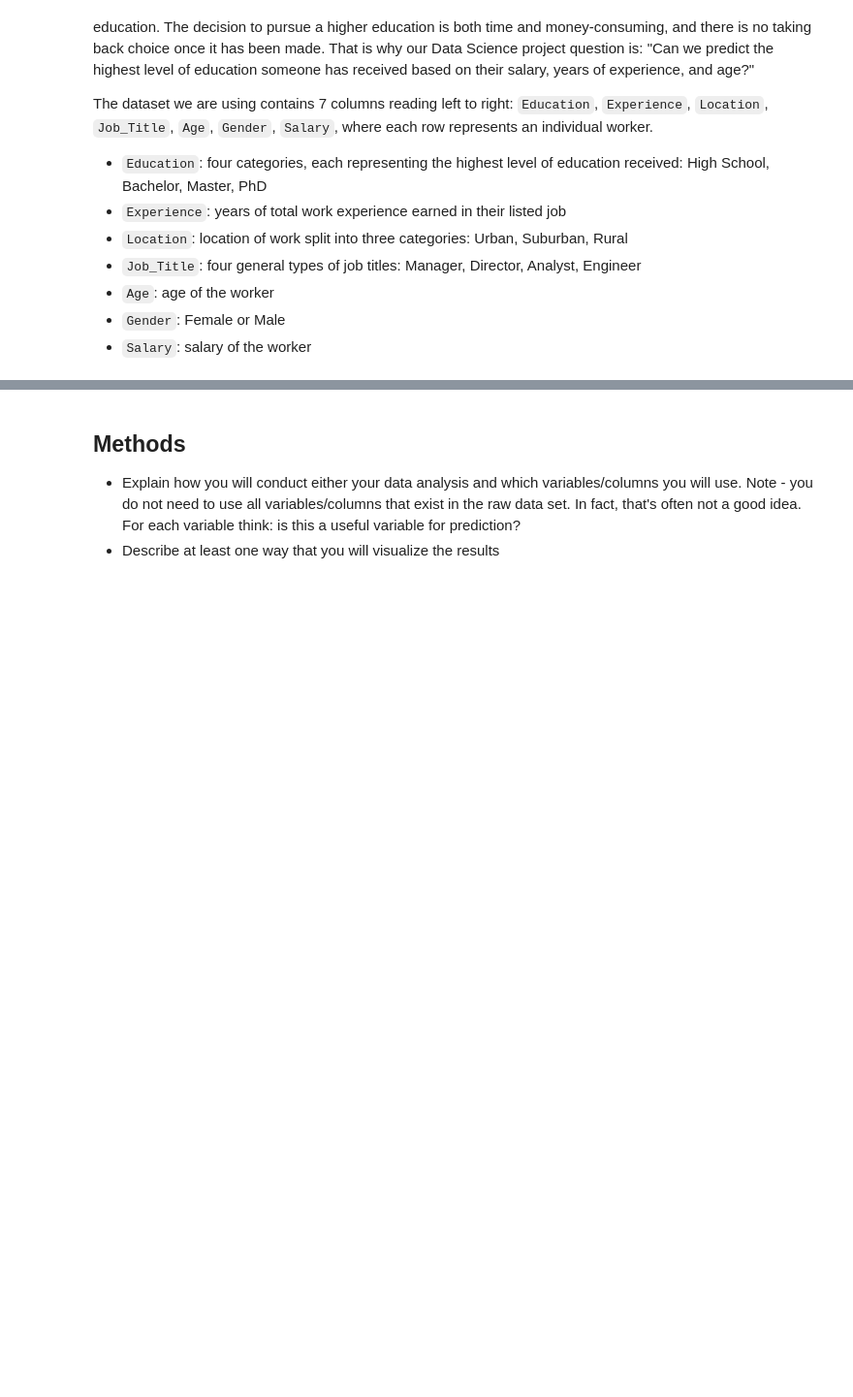
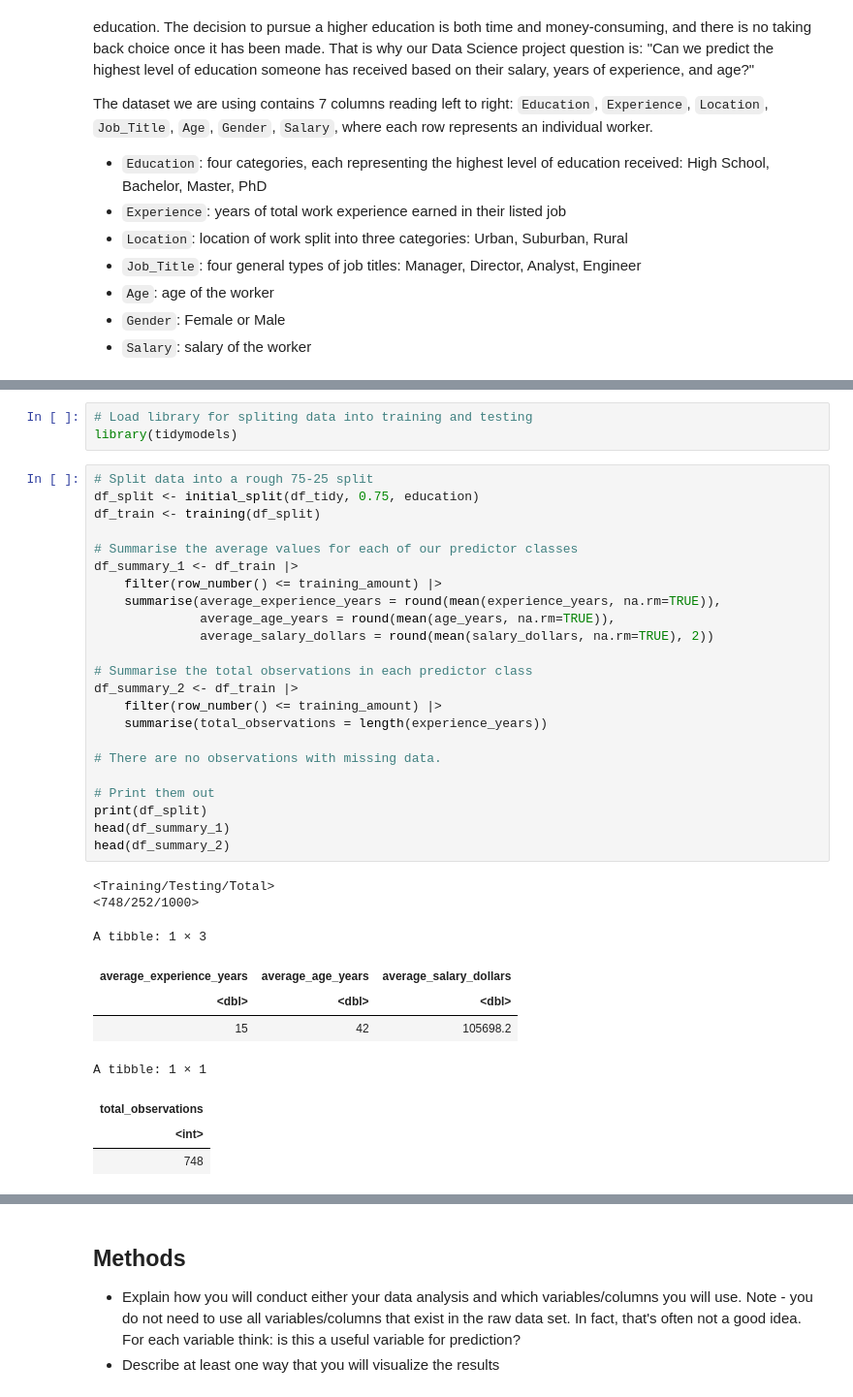
Before and after one commit to WhenLifeHandsYouLemons/DSCI-Project, a Jupyter notebook: proposal.ipynb, the cells around one changed output, grey strips where cells are left out. Shown at 97% size. Drawn from its saved outputs; the diff is of its cells as text; blank space fills up the shorter version.

```diff
--- a/proposal.ipynb
+++ b/proposal.ipynb
@@ -23,0 +73,37 @@ The dataset we are using contains 7 columns reading left to right: `Education`,
+# %%
+# Load library for spliting data into training and testing
+library(tidymodels)
+# %%
+# Split data into a rough 75-25 split
+df_split <- initial_split(df_tidy, 0.75, education)
+df_train <- training(df_split)
+
+# Summarise the average values for each of our predictor classes
+df_summary_1 <- df_train |>
+    filter(row_number() <= training_amount) |>
+    summarise(average_experience_years = round(mean(experience_years, na.rm=TRUE)),
+              average_age_years = round(mean(age_years, na.rm=TRUE)),
+              average_salary_dollars = round(mean(salary_dollars, na.rm=TRUE), 2))
+
+# Summarise the total observations in each predictor class
+df_summary_2 <- df_train |>
+    filter(row_number() <= training_amount) |>
+    summarise(total_observations = length(experience_years))
+
+# There are no observations with missing data.
+
+# Print them out
+print(df_split)
+head(df_summary_1)
+head(df_summary_2)
+# %% [output]
+<Training/Testing/Total>
+<748/252/1000>
+A tibble: 1 × 3
+| average_experience_years | average_age_years | average_salary_dollars |
+| <dbl> | <dbl> | <dbl> |
+| 15 | 42 | 105698.2 |
+A tibble: 1 × 1
+| total_observations |
+| <int> |
+| 748 |
```
Also changed, not shown: parts of 9 cells of this notebook, 1 other file.
